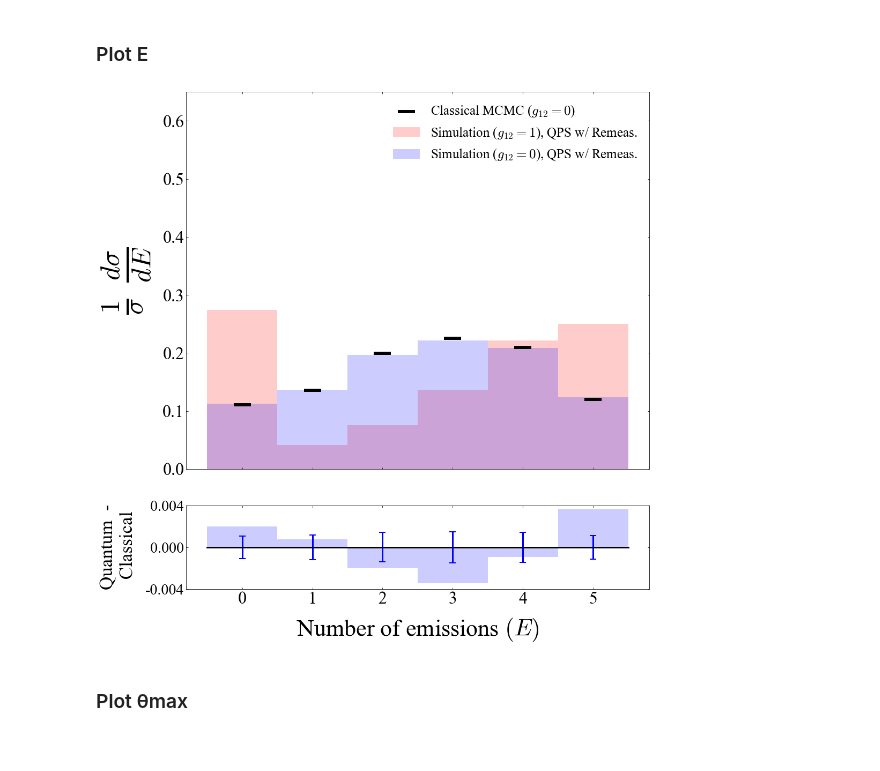
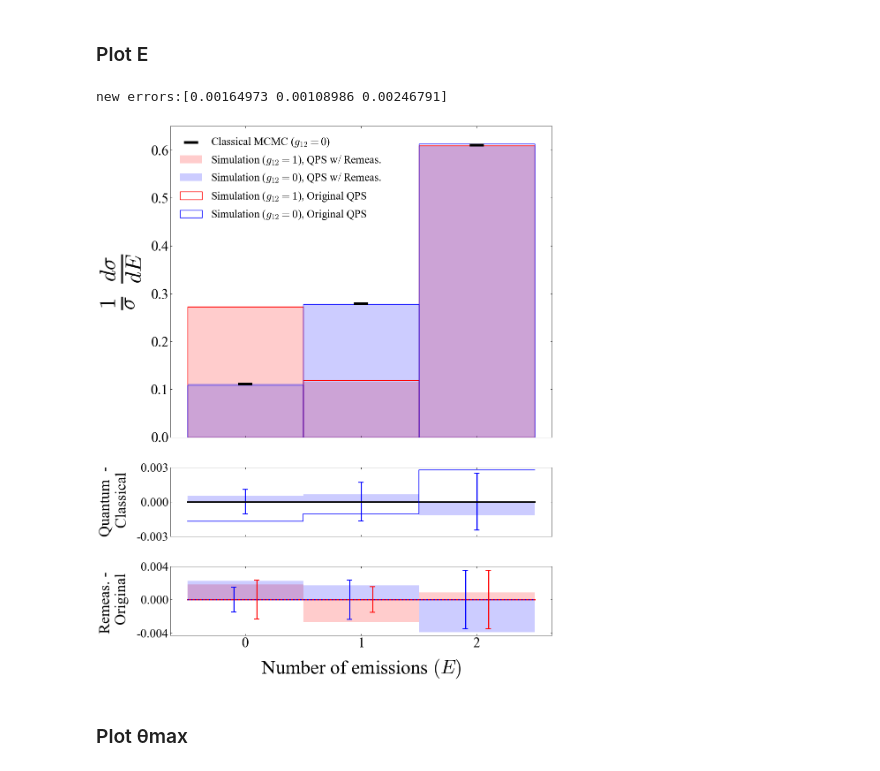
Before and after one commit to LBNL-HEP-QIS/QuantumPartonShower, a Jupyter notebook: QPS_Paper_Plots.ipynb, the cells around one changed output. Cells and saved outputs as stored; diff of their text form; code cells hidden in the pictures.

```diff
--- a/QPS_Paper_Plots.ipynb
+++ b/QPS_Paper_Plots.ipynb
@@ -242,7 +258,7 @@ N: 17,    orig: 154,     new: 76
 ### Define statistical parameters for plotting
 # %%
 sim_shots= int(1e5)
-mcmc_shots= int(1e6)
+mcmc_shots= int(1e7)
 n_analytical= int(1e5)
 
 n1_i= 1 # initial f1
@@ -405,26 +415,29 @@ np.save('counts_%dstep_g12=0_shots=%s.npy' %(N, '{:.0e}'.format(sim_shots)), cou
 # %%
 import plotting as pl
 
 # Plots for each N are made separately, just change the value of N below.
 # Ensure that the correct data is saved with the correct name; otherwise this cell might not work.
-N= 5
+N= 2
 
 # Load data
-counts= np.load('counts_%dstep_g12=1_shots=%s.npy' %(N, '{:.0e}'.format(sim_shots)), allow_pickle='TRUE').item()
-counts2= np.load('counts_%dstep_g12=0_shots=%s.npy' %(N, '{:.0e}'.format(sim_shots)), allow_pickle='TRUE').item()
-mcmc= np.load('mcmc_%dstep_na=%d_nb=%d_shots=%s.npy' %(N, n1_i, n2_i, '{:.0e}'.format(mcmc_shots)))
+counts= np.load('./data/counts_%dstep_g12=1_shots=%s.npy' %(N, '{:.0e}'.format(sim_shots)), allow_pickle='TRUE').item()
+counts2= np.load('./data/counts_%dstep_g12=0_shots=%s.npy' %(N, '{:.0e}'.format(sim_shots)), allow_pickle='TRUE').item()
+mcmc= np.load('./data/mcmc_%dstep_na=%d_nb=%d_shots=%s.npy' %(N, n1_i, n2_i, '{:.0e}'.format(mcmc_shots)))
+#print(counts2)
+print('\n')
 
-if N < 5:
-    countsOld= np.load('counts_OLD_%dstep_g12=1_shots=%s.npy' %(N, '{:.0e}'.format(sim_shots)), allow_pickle='TRUE').item()
-    countsOld2= np.load('counts_OLD_%dstep_g12=0_shots=%s.npy' %(N, '{:.0e}'.format(sim_shots)), allow_pickle='TRUE').item()
+if N < 6:
+    countsOld= np.load('./data/counts_OLD_%dstep_g12=1_shots=%s.npy' %(N, '{:.0e}'.format(sim_shots)), allow_pickle='TRUE').item()
+    countsOld2= np.load('./data/counts_OLD_%dstep_g12=0_shots=%s.npy' %(N, '{:.0e}'.format(sim_shots)), allow_pickle='TRUE').item()
     countsTup= countsOld, countsOld2
+    #print(countsOld2)
 else:
     countsTup=None
-
 # Make plot: set save=True to save the result as a pdf.
-pl.master_plot_phisplit_emissions(g_1, g_2, N, 1, sim_shots, counts, counts2, mcmc=mcmc, save=True, old_alg=countsTup)
+pl.master_plot_phisplit_emissions(g_1, g_2, N, 1, sim_shots, counts, counts2, mcmc=mcmc, save=False, old_alg=countsTup)
 # %% [output]
+new errors:[0.00164973 0.00108986 0.00246791]
-[figure, old version]
+[figure, new version]
 # %% [markdown]
 ### Plot θmax
 # %%
```
Also changed, not shown: parts of 12 cells of this notebook, 52 other files.
